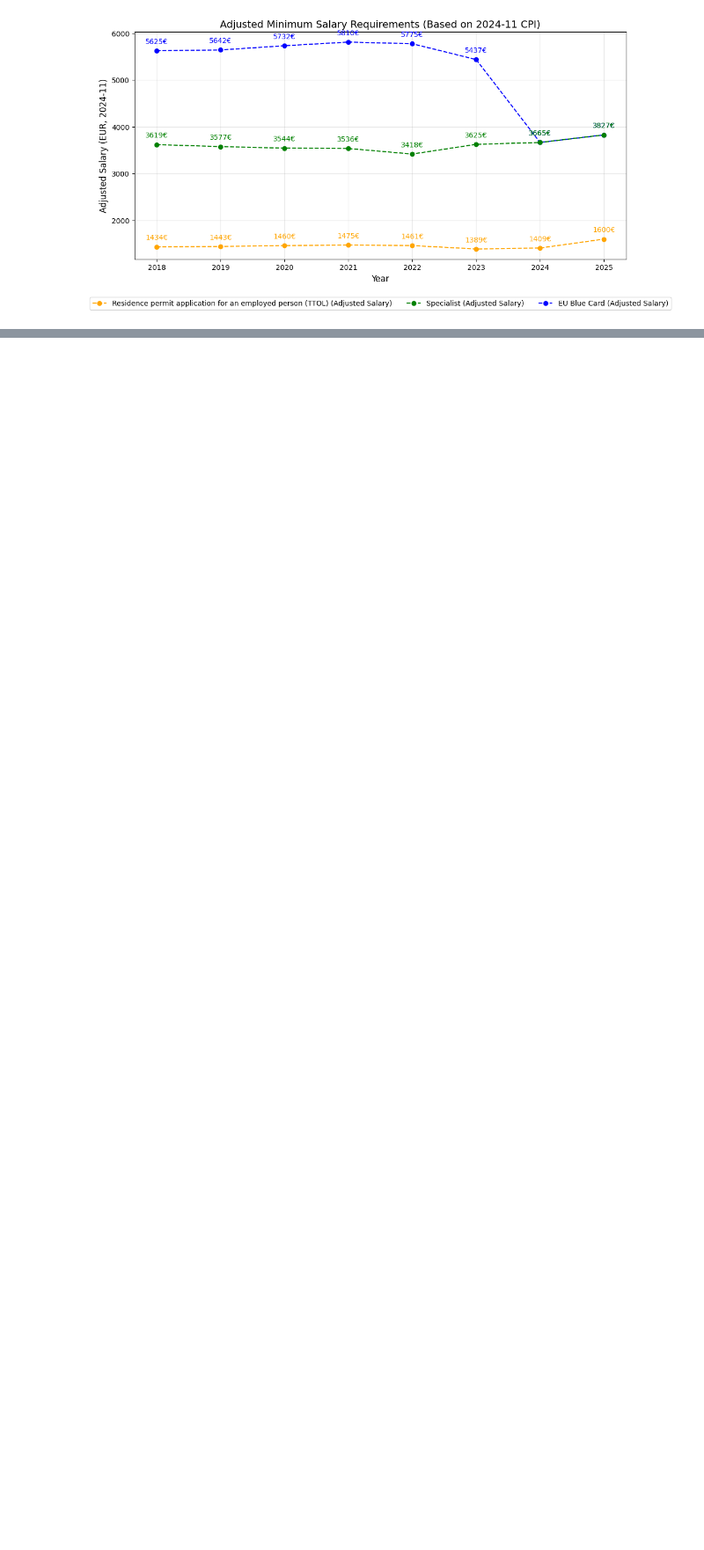
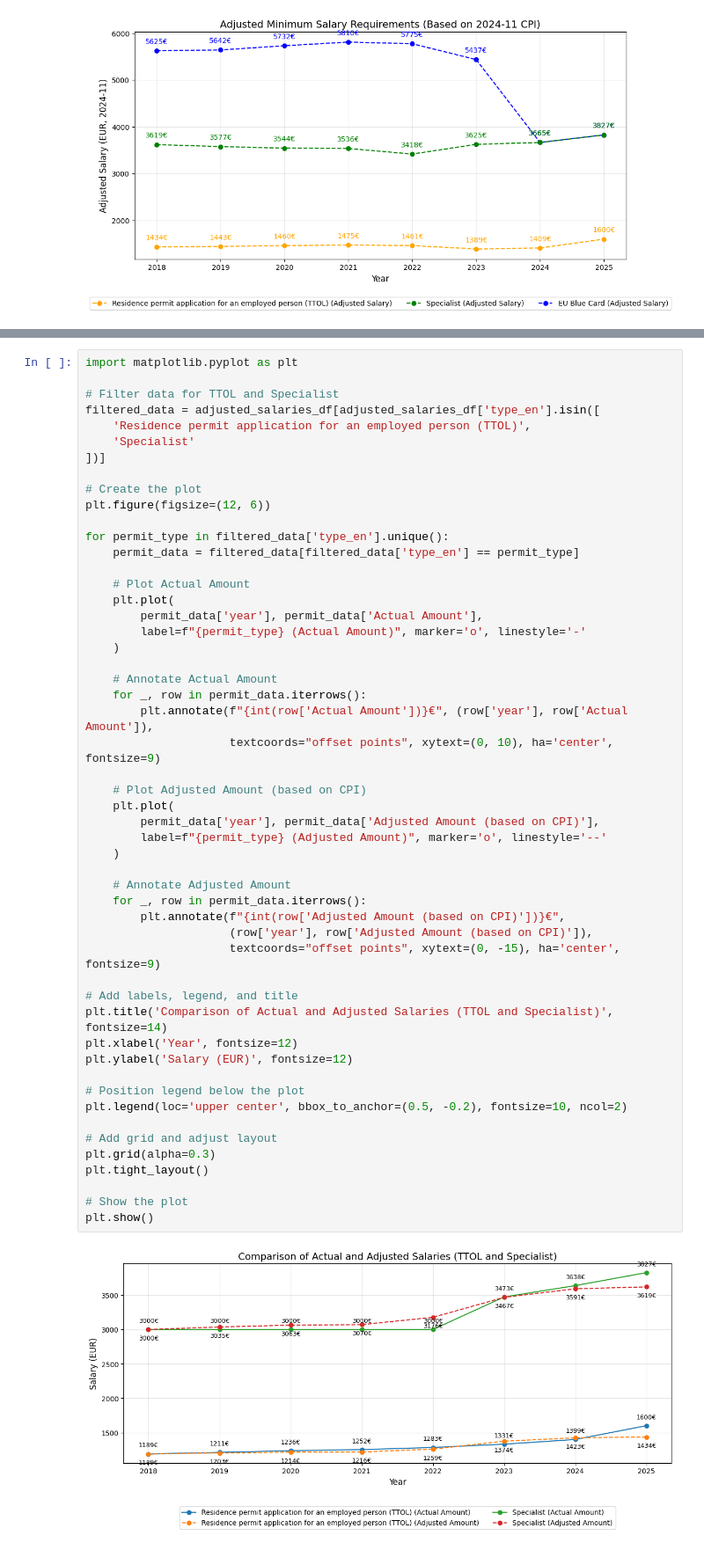
Before and after one commit to armanatory/DATA-MigriAnalysis, a Jupyter notebook: notebooks/Migri_Salary_Comparison_2018_2025.ipynb, the cells around one changed output, grey strips where cells are left out. Shown at 88% size. Saved outputs shown, nothing was run; the diff lists cells and outputs as text; blank space fills up the shorter version.

Commit message:
Add adjusted values to 2018

```diff
--- a/notebooks/Migri_Salary_Comparison_2018_2025.ipynb
+++ b/notebooks/Migri_Salary_Comparison_2018_2025.ipynb
@@ -423,0 +503,54 @@ plt.show()
+# %%
+import matplotlib.pyplot as plt
+
+# Filter data for TTOL and Specialist
+filtered_data = adjusted_salaries_df[adjusted_salaries_df['type_en'].isin([
+    'Residence permit application for an employed person (TTOL)',
+    'Specialist'
+])]
+
+# Create the plot
+plt.figure(figsize=(12, 6))
+
+for permit_type in filtered_data['type_en'].unique():
+    permit_data = filtered_data[filtered_data['type_en'] == permit_type]
+
+    # Plot Actual Amount
+    plt.plot(
+        permit_data['year'], permit_data['Actual Amount'],
+        label=f"{permit_type} (Actual Amount)", marker='o', linestyle='-'
+    )
+
+    # Annotate Actual Amount
+    for _, row in permit_data.iterrows():
+        plt.annotate(f"{int(row['Actual Amount'])}€", (row['year'], row['Actual Amount']),
+                     textcoords="offset points", xytext=(0, 10), ha='center', fontsize=9)
+
+    # Plot Adjusted Amount (based on CPI)
+    plt.plot(
+        permit_data['year'], permit_data['Adjusted Amount (based on CPI)'],
+        label=f"{permit_type} (Adjusted Amount)", marker='o', linestyle='--'
+    )
+
+    # Annotate Adjusted Amount
+    for _, row in permit_data.iterrows():
+        plt.annotate(f"{int(row['Adjusted Amount (based on CPI)'])}€",
+                     (row['year'], row['Adjusted Amount (based on CPI)']),
+                     textcoords="offset points", xytext=(0, -15), ha='center', fontsize=9)
+
+# Add labels, legend, and title
+plt.title('Comparison of Actual and Adjusted Salaries (TTOL and Specialist)', fontsize=14)
+plt.xlabel('Year', fontsize=12)
+plt.ylabel('Salary (EUR)', fontsize=12)
+
+# Position legend below the plot
+plt.legend(loc='upper center', bbox_to_anchor=(0.5, -0.2), fontsize=10, ncol=2)
+
+# Add grid and adjust layout
+plt.grid(alpha=0.3)
+plt.tight_layout()
+
+# Show the plot
+plt.show()
+# %% [output]
+[figure, added]
```
Also changed, not shown: parts of 4 cells of this notebook.
